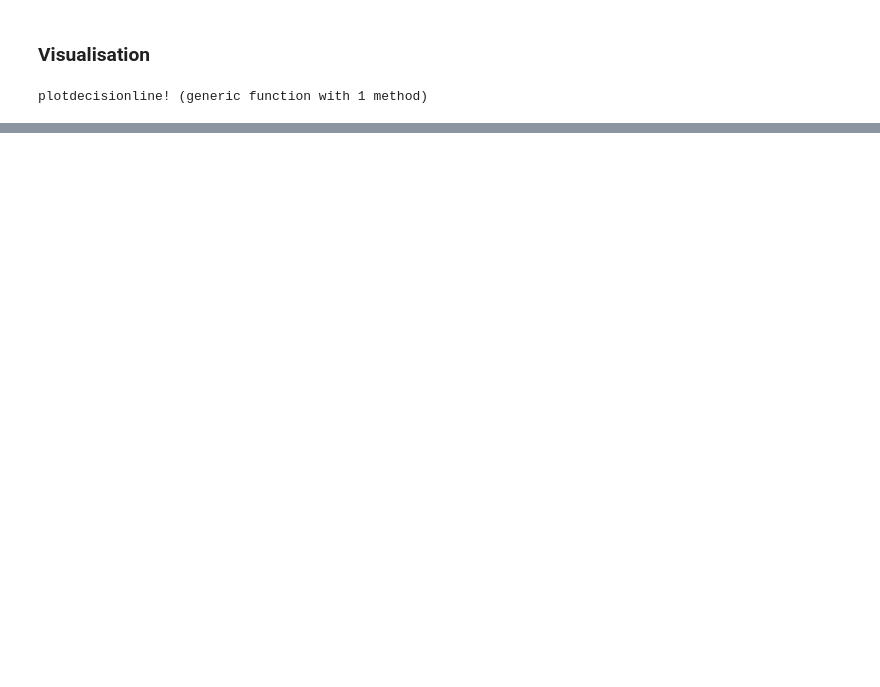
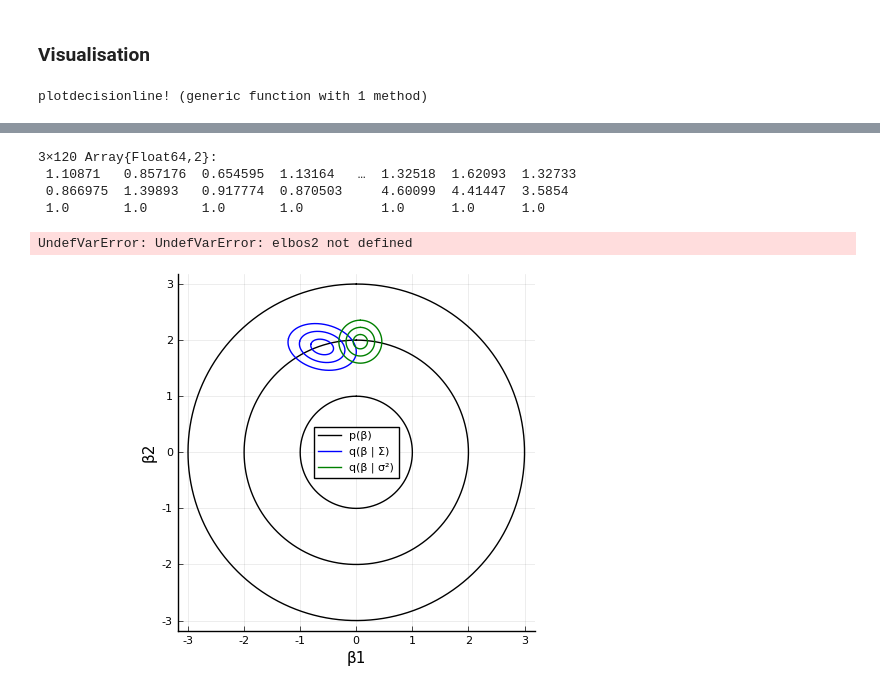
Before and after one commit to lucasondel/PGLR, a Jupyter notebook: examples/BinaryLogisticRegression.ipynb, the cells around one changed output, grey strips where cells are left out. Cells and saved outputs as stored; diff of their text form; code cells hidden in the pictures; blank space fills up the shorter version.

```diff
--- a/examples/BinaryLogisticRegression.ipynb
+++ b/examples/BinaryLogisticRegression.ipynb
@@ -112,4 +120,6 @@ ptraining = plot(
 # %%
+model = model1
+
 μ₀ = model.β.prior.μ
 Σ₀ = model.β.prior.Σ
 μᵦ = model.β.posterior.μ
@@ -245,0 +262,9 @@ scatter!(ppredict,
+# %%
+model2 = BinaryLogisticRegressionIso(
+    inputdim = size(X, 1),
+    hasbias = true,
+    pseudocounts = 1
+)
+
+#elbos2 = fit!(model2, X, z, nsteps = 1)
+model2(X, z)
@@ -245,0 +289,27 @@ scatter!(ppredict,
+# %%
+X̂ = regressors(model2.hasbias, X)
+# %% [output]
+3×120 Array{Float64,2}:
+ 1.10871   0.857176  0.654595  1.13164   …  1.32518  1.62093  1.32733
+ 0.866975  1.39893   0.917774  0.870503     4.60099  4.41447  3.5854
+ 1.0       1.0       1.0       1.0          1.0      1.0      1.0
+# %%
+plot(
+    0:(length(elbos1) - 1), elbos1,
+    size=(500, 500),
+    xlabel="step",
+    color = :blue,
+    ylabel="ELBO",
+    label = "full cov. posterior"
+)
+
+plot!(
+    0:(length(elbos2) - 1), elbos2,
+    size=(500, 500),
+    xlabel="step",
+    color = :green,
+    ylabel="ELBO",
+    label = "iso cov. posterior"
+)
+# %% [output]
+UndefVarError: UndefVarError: elbos2 not defined
@@ -245,0 +318,23 @@ scatter!(ppredict,
+# %%
+p = plot(
+    #xlims = (-50, 50),
+    #ylims = (-50, 50),
+    aspect_ratio=:equal,
+    xlabel = "β1",
+    ylabel = "β2",
+)
+plotnormal2d(p, μ₀[1:2], Σ₀[1:2, 1:2], ncontours = 3, color = :black, label="p(β)")
+
+μ₀ = model1.β.prior.μ
+Σ₀ = model1.β.prior.Σ
+μᵦ = model1.β.posterior.μ
+Σᵦ = model1.β.posterior.Σ
+plotnormal2d(p, μᵦ[1:2], Σᵦ[1:2, 1:2], ncontours = 3, color = :blue, label="q(β | Σ)")
+
+μ₀ = model2.β.prior.μ
+Σ₀ = model2.β.prior.σ² * Matrix(I, 2, 2)
+μᵦ = model2.β.posterior.μ
+Σᵦ = model2.β.posterior.σ² * Matrix(I, 2, 2)
+plotnormal2d(p, μᵦ[1:2], Σᵦ[1:2, 1:2], ncontours = 3, color = :green, label="q(β | σ²)")
+# %% [output]
+[figure, added]
```
Also changed, not shown: parts of 23 cells of this notebook, 2 other files.
